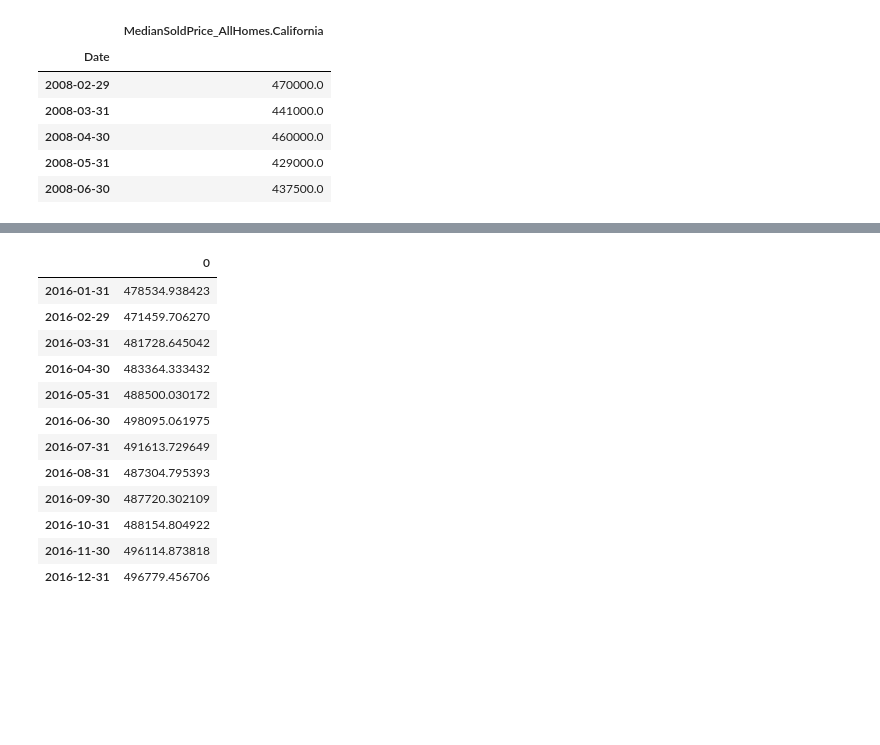
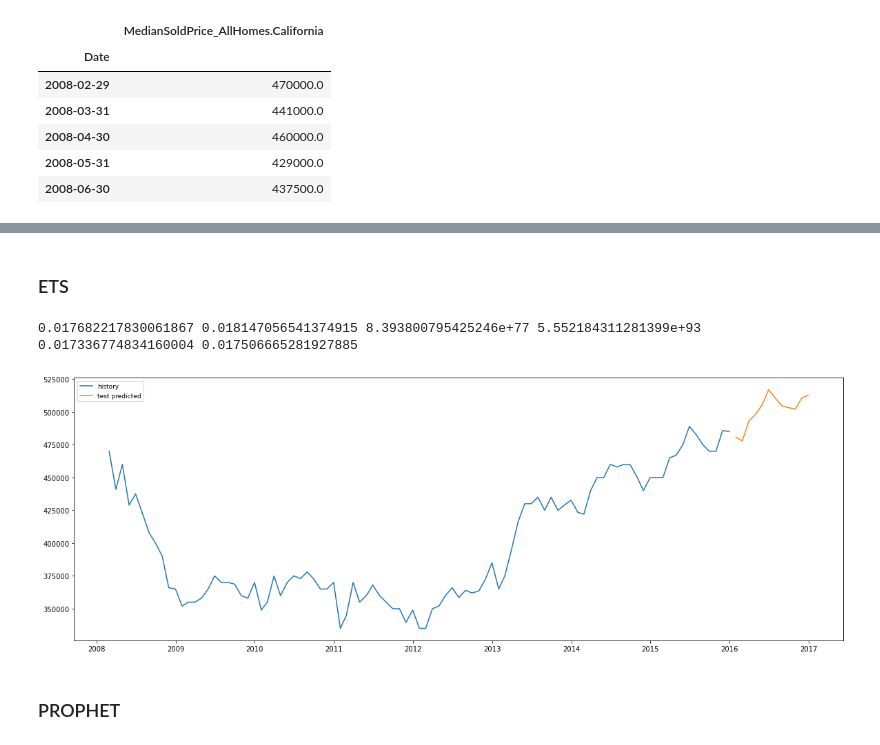
Before and after one commit to camilochaves10/time-series-group-project, a Jupyter notebook: time_series_group_project.ipynb, the cells around one changed output, grey strips where cells are left out. Drawn from its saved outputs; the diff is of its cells as text; code cells hidden in the pictures; blank space fills up the shorter version.

```diff
--- a/time_series_group_project.ipynb
+++ b/time_series_group_project.ipynb
@@ -140 +188,3 @@ median_price_df_test
+# %% [markdown]
+### ETS
 # %%
@@ -143,0 +197,4 @@ pred = fit.forecast(len(median_price_df_test))
+# %%
+print(mape1, mape2, mape3, mape4, mape5, mape6)
+# %% [output]
+0.017682217830061867 0.018147056541374915 8.393800795425246e+77 5.552184311281399e+93 0.017336774834160004 0.017506665281927885
@@ -144,17 +203,16 @@ pred = fit.forecast(len(median_price_df_test))
 # %%
-pred=pd.DataFrame(pred)
-pred
+model_ets = ExponentialSmoothing(
+    df_train, trend='mul', seasonal="mul", seasonal_periods=12)
+
+fit_ets = model_ets.fit()
+pred_ets = fit_ets.forecast(len(df_test))
-# %% [output]
-|  | 0 |
-| 2016-01-31 | 478534.938423 |
-| 2016-02-29 | 471459.706270 |
-| 2016-03-31 | 481728.645042 |
-| 2016-04-30 | 483364.333432 |
-| 2016-05-31 | 488500.030172 |
-| 2016-06-30 | 498095.061975 |
-| 2016-07-31 | 491613.729649 |
-| 2016-08-31 | 487304.795393 |
-| 2016-09-30 | 487720.302109 |
-| 2016-10-31 | 488154.804922 |
-| 2016-11-30 | 496114.873818 |
-| 2016-12-31 | 496779.456706 |
+# %%
+fig,ax=plt.subplots(figsize=(20,7))
+plt.plot(df_train, label='history')
+plt.plot(pred_ets, label='test predicted')
+plt.legend(loc='upper left', fontsize=9)
+plt.show()
+# %% [output]
+[figure, added]
+# %% [markdown]
+### PROPHET
```
Also changed, not shown: parts of 18 cells of this notebook.
